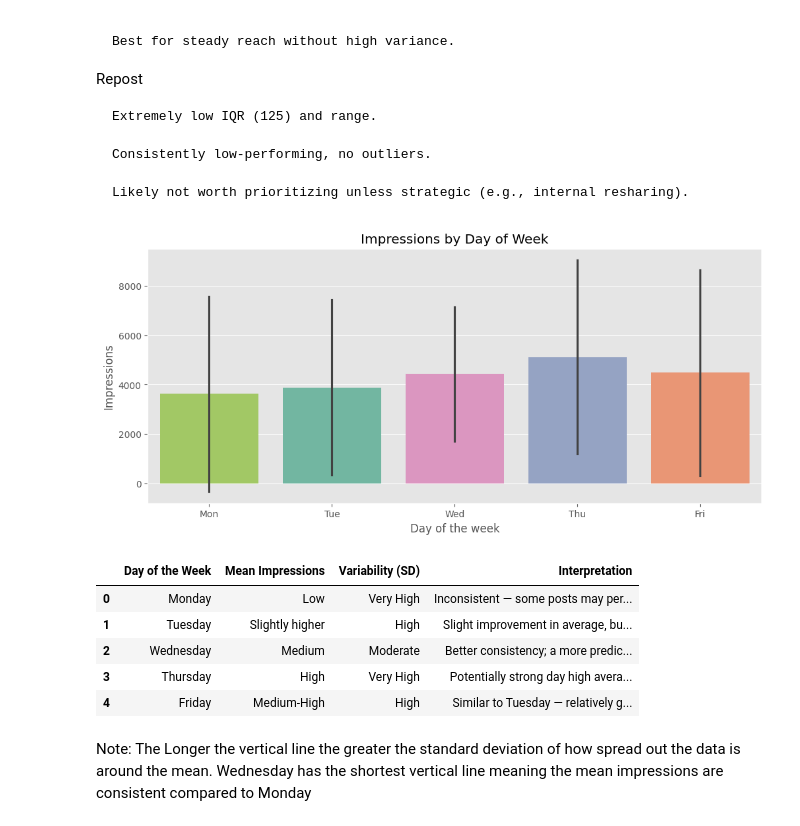
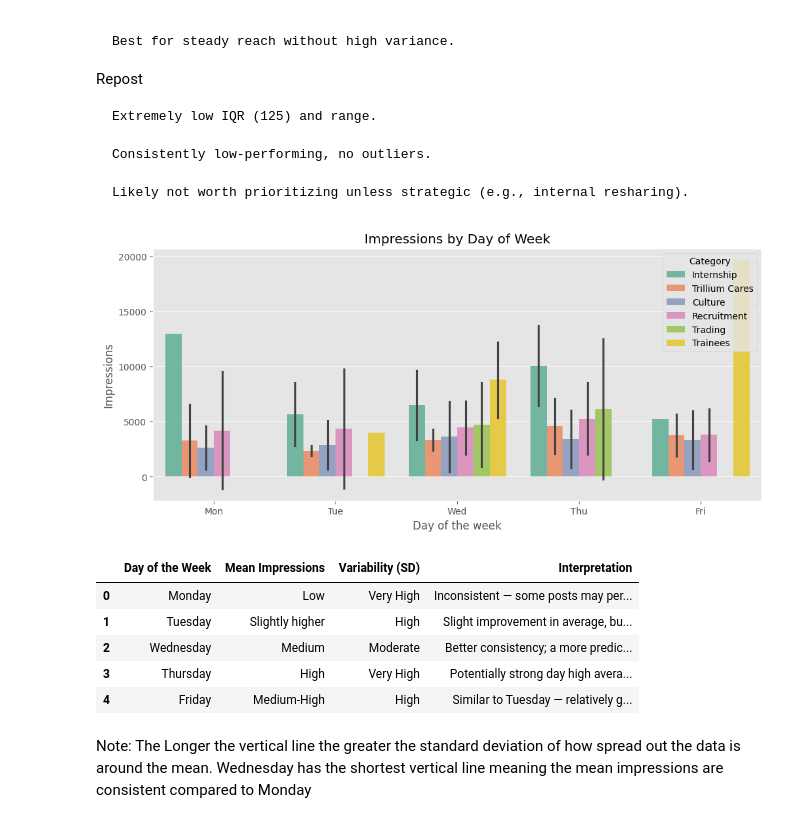
Before and after one commit to Licheng-Fang-Git/ML-Model, a Jupyter notebook: app.ipynb, the cells around one changed output. Cells and saved outputs as stored; diff of their text form; code cells hidden in the pictures.

```diff
--- a/app.ipynb
+++ b/app.ipynb
@@ -321,24 +320,24 @@ Repost
     Likely not worth prioritizing unless strategic (e.g., internal resharing).
 # %%
 plt.figure(figsize=(12,5))
-sns.barplot(data=df, x='Day of the week', y='Impressions', hue='Day of the week', order=['Mon','Tue','Wed','Thu','Fri'], estimator='mean', errorbar='sd', palette='Set2',  legend=False)
+sns.barplot(data=df, x='Day of the week', y='Impressions', hue='Category', order=['Mon','Tue','Wed','Thu','Fri'], estimator='mean', errorbar='sd', palette='Set2',  legend=True)
 plt.title('Impressions by Day of Week')
 plt.show()
 
 data = {
     "Day of the Week": ['Monday', 'Tuesday', 'Wednesday', 'Thursday', 'Friday'],
     'Mean Impressions': ['Low', 'Slightly higher', 'Medium', 'High', 'Medium-High'],
     'Variability (SD)': ['Very High', 'High', 'Moderate', 'Very High', 'High'],
     'Interpretation': ['Inconsistent — some posts may perform well, others poorly. Not ideal.',
                        'Slight improvement in average, but still variable.',
                        'Better consistency; a more predictable day for impressions.',
                        'Potentially strong day high average, but highly inconsistent.',
                        'Similar to Tuesday — relatively good, but not stable.']
 }
 pd.set_option('display.max_colwidth', None)
 display(pd.DataFrame(data))
 # %% [output]
-[figure, old version]
+[figure, new version]
 |  | Day of the Week | Mean Impressions | Variability (SD) | Interpretation |
 | 0 | Monday | Low | Very High | Inconsistent — some posts may per... |
 | 1 | Tuesday | Slightly higher | High | Slight improvement in average, bu... |
```
Also changed, not shown: parts of 11 cells of this notebook, 2 other files.
